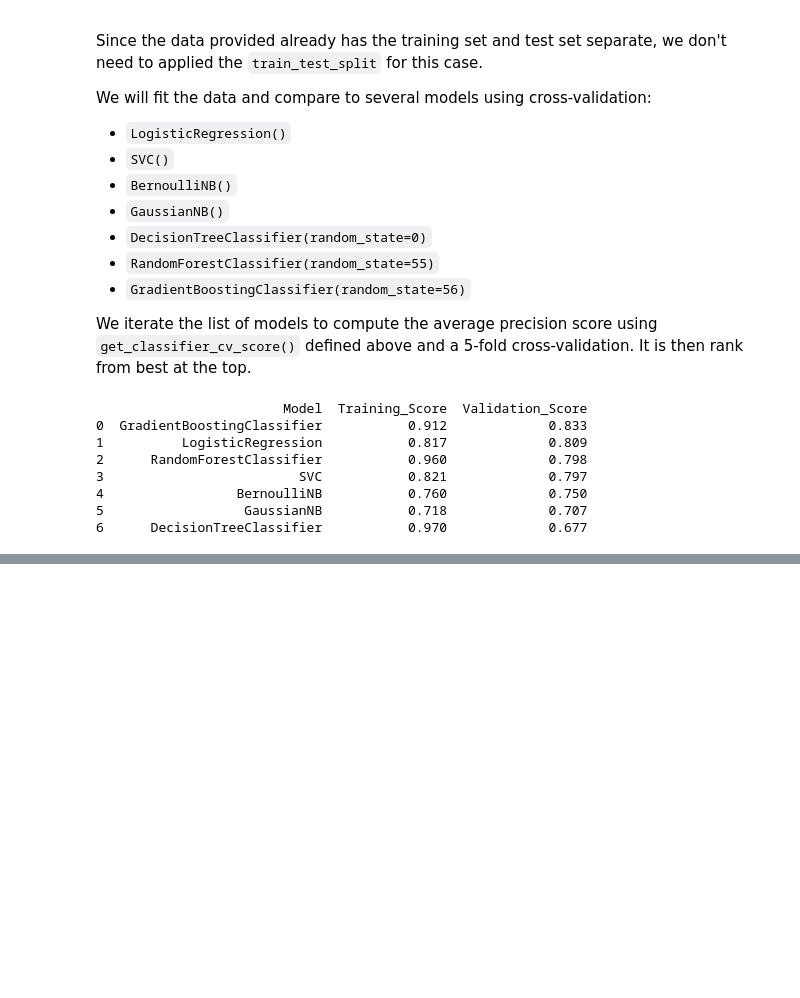
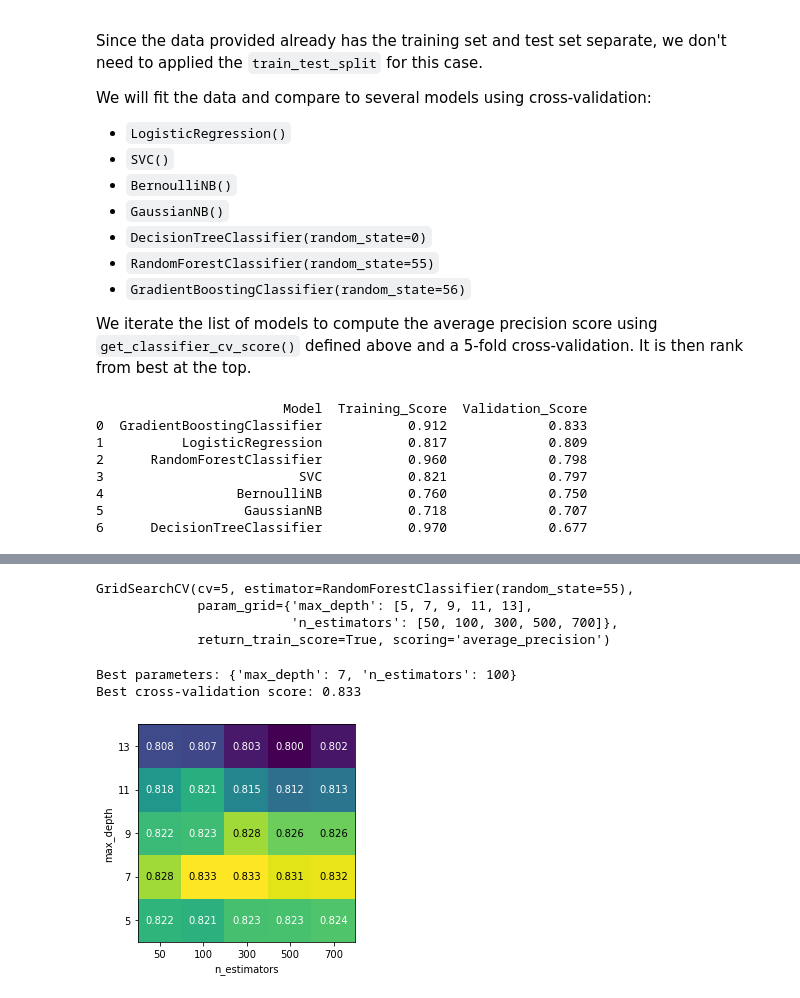
Before and after one commit to mliao21/KaggleTitanic, a Jupyter notebook: ProjectAnalysis.ipynb, the cells around one changed output, grey strips where cells are left out. Cells and saved outputs as stored; diff of their text form; code cells hidden in the pictures; blank space fills up the shorter version.

```diff
--- a/ProjectAnalysis.ipynb
+++ b/ProjectAnalysis.ipynb
@@ -370,0 +455,25 @@ print(ranked_model.round(3))
+# %%
+from sklearn.model_selection import GridSearchCV
+from sklearn.ensemble import RandomForestClassifier
+
+param_grid = {'n_estimators': [50, 100, 300, 500, 700],
+              'max_depth': [5, 7, 9, 11, 13]}
+
+rfc = RandomForestClassifier(random_state=55)
+grid_search = GridSearchCV(rfc, param_grid, cv=5, scoring='average_precision', return_train_score=True)
+# %%
+grid_search.fit(X_train_trans, y_train)
+# %% [output]
+GridSearchCV(cv=5, estimator=RandomForestClassifier(random_state=55),
+             param_grid={'max_depth': [5, 7, 9, 11, 13],
+                         'n_estimators': [50, 100, 300, 500, 700]},
+             return_train_score=True, scoring='average_precision')
+# %%
+print_grid_search_result(grid_search)
+# %% [output]
+Best parameters: {'max_depth': 7, 'n_estimators': 100}
+Best cross-validation score: 0.833
+# %%
+plot_grid_search_results(grid_search)
+# %% [output]
+[figure, added]
```
Also changed, not shown: parts of 12 cells of this notebook.
